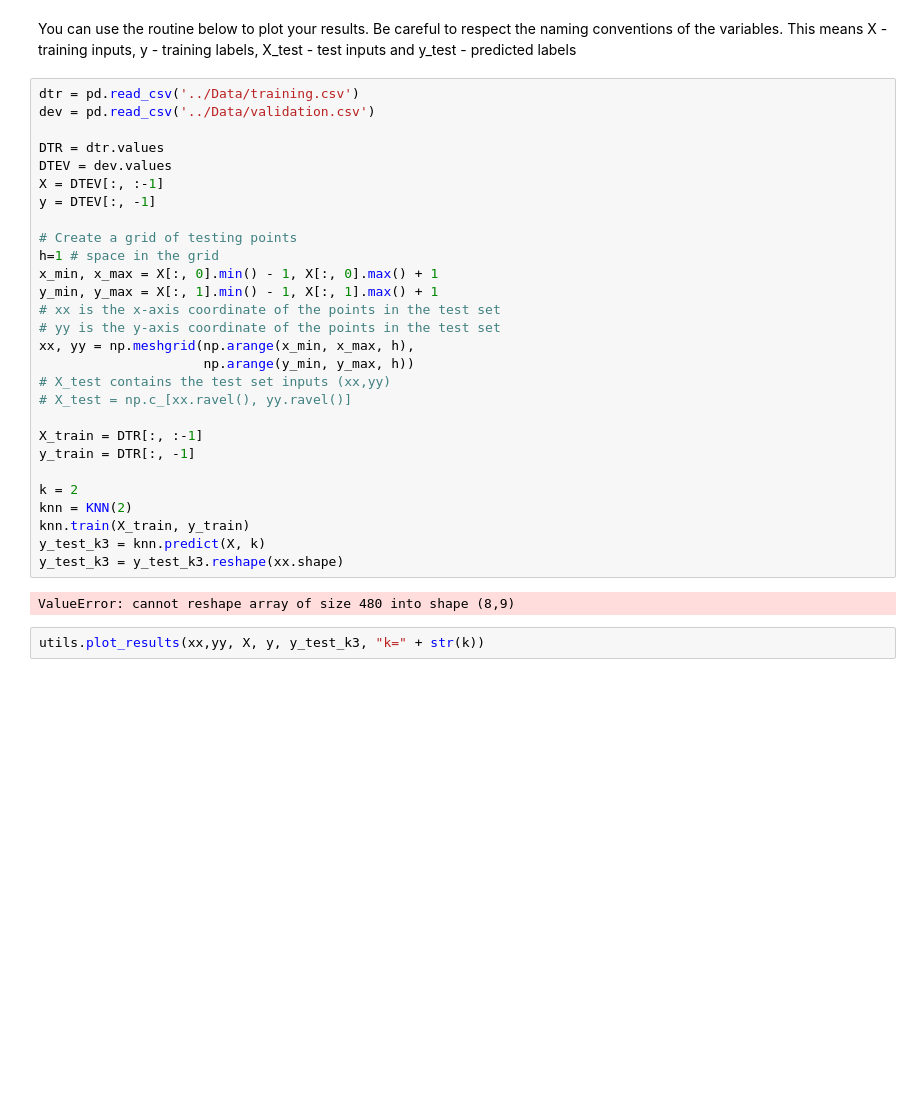
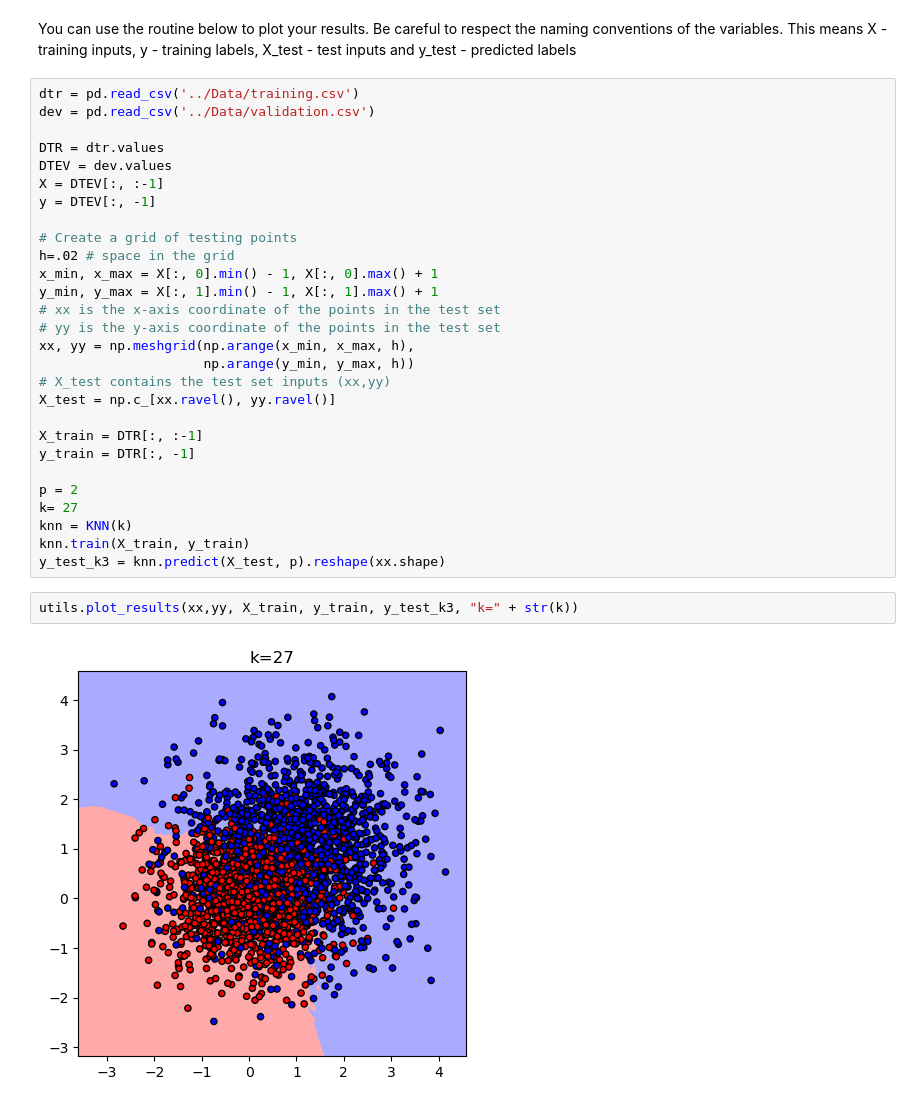
Before and after one commit to Michele2301/MALIS-projects, a Jupyter notebook: Project1/Code/experiments.ipynb, the cells around one changed output. Drawn from its saved outputs; the diff is of its cells as text; blank space fills up the shorter version.

Commit message:
fixed the decision boundaries graph

```diff
--- a/Project1/Code/experiments.ipynb
+++ b/Project1/Code/experiments.ipynb
@@ -7,35 +7,35 @@ import utils
 from knn import KNN
 # %% [markdown]
 You can use the routine below to plot your results. Be careful to respect the naming conventions of the variables. This means X - training inputs, y - training labels, X_test - test inputs and y_test - predicted labels
-# %%
-dtr = pd.read_csv('../Data/training.csv')
-dev = pd.read_csv('../Data/validation.csv')
-
-DTR = dtr.values
-DTEV = dev.values
-X = DTEV[:, :-1]
-y = DTEV[:, -1]
-
-# Create a grid of testing points
-h=1 # space in the grid
-x_min, x_max = X[:, 0].min() - 1, X[:, 0].max() + 1
-y_min, y_max = X[:, 1].min() - 1, X[:, 1].max() + 1
-# xx is the x-axis coordinate of the points in the test set
-# yy is the y-axis coordinate of the points in the test set
-xx, yy = np.meshgrid(np.arange(x_min, x_max, h),
-                     np.arange(y_min, y_max, h))
-# X_test contains the test set inputs (xx,yy)
-# X_test = np.c_[xx.ravel(), yy.ravel()]
-
-X_train = DTR[:, :-1]
-y_train = DTR[:, -1]
-
-k = 2
-knn = KNN(2)
-knn.train(X_train, y_train)
-y_test_k3 = knn.predict(X, k)
-y_test_k3 = y_test_k3.reshape(xx.shape)
-# %% [output]
-ValueError: cannot reshape array of size 480 into shape (8,9)
-# %%
-utils.plot_results(xx,yy, X, y, y_test_k3, "k=" + str(k))
+# %%
+dtr = pd.read_csv('../Data/training.csv')
+dev = pd.read_csv('../Data/validation.csv')
+
+DTR = dtr.values
+DTEV = dev.values
+X = DTEV[:, :-1]
+y = DTEV[:, -1]
+
+# Create a grid of testing points
+h=.02 # space in the grid
+x_min, x_max = X[:, 0].min() - 1, X[:, 0].max() + 1
+y_min, y_max = X[:, 1].min() - 1, X[:, 1].max() + 1
+# xx is the x-axis coordinate of the points in the test set
+# yy is the y-axis coordinate of the points in the test set
+xx, yy = np.meshgrid(np.arange(x_min, x_max, h),
+                     np.arange(y_min, y_max, h))
+# X_test contains the test set inputs (xx,yy)
+X_test = np.c_[xx.ravel(), yy.ravel()]
+
+X_train = DTR[:, :-1]
+y_train = DTR[:, -1]
+
+p = 2
+k= 27
+knn = KNN(k)
+knn.train(X_train, y_train)
+y_test_k3 = knn.predict(X_test, p).reshape(xx.shape)
+# %%
+utils.plot_results(xx,yy, X_train, y_train, y_test_k3, "k=" + str(k))
+# %% [output]
+[figure, added]
```
Also changed, not shown: 1 other file.
